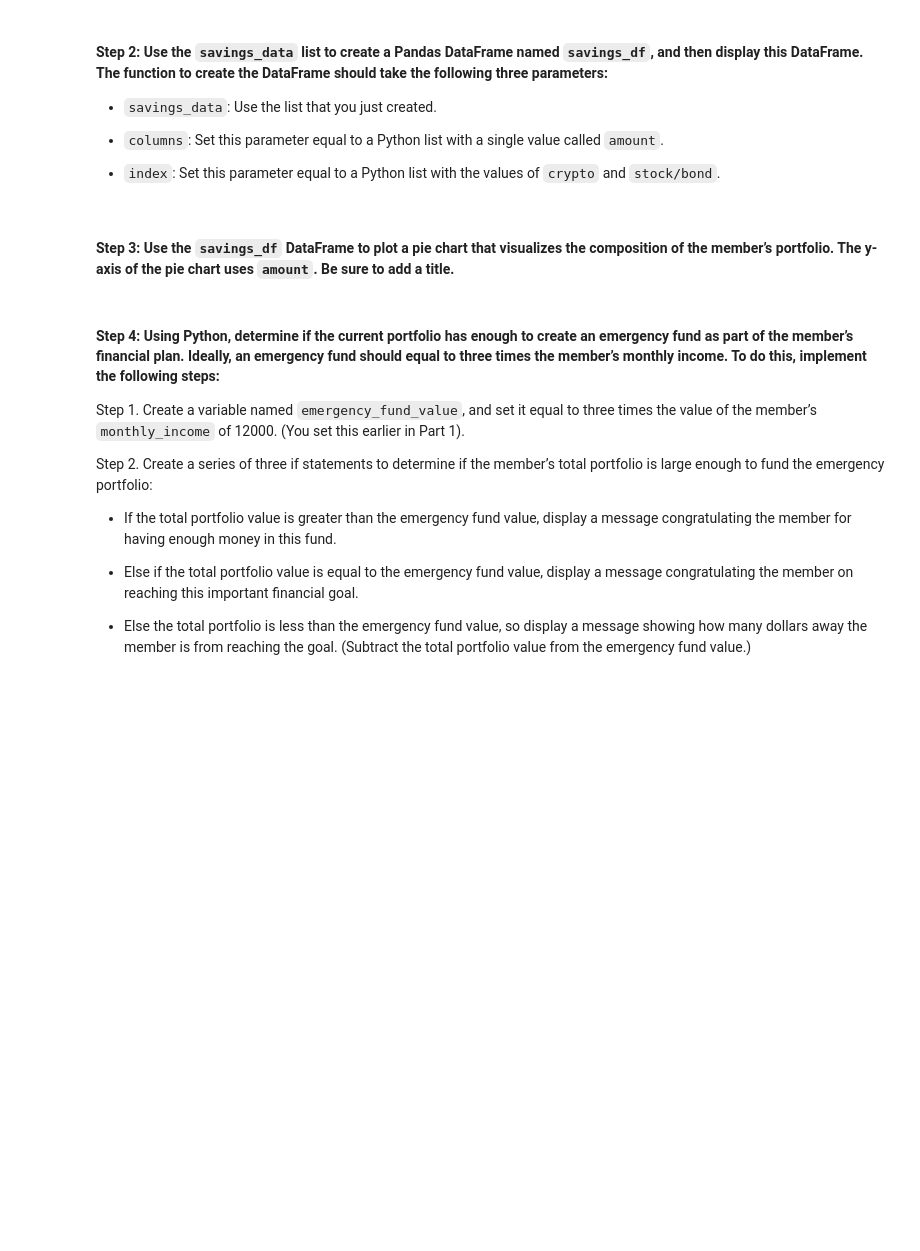
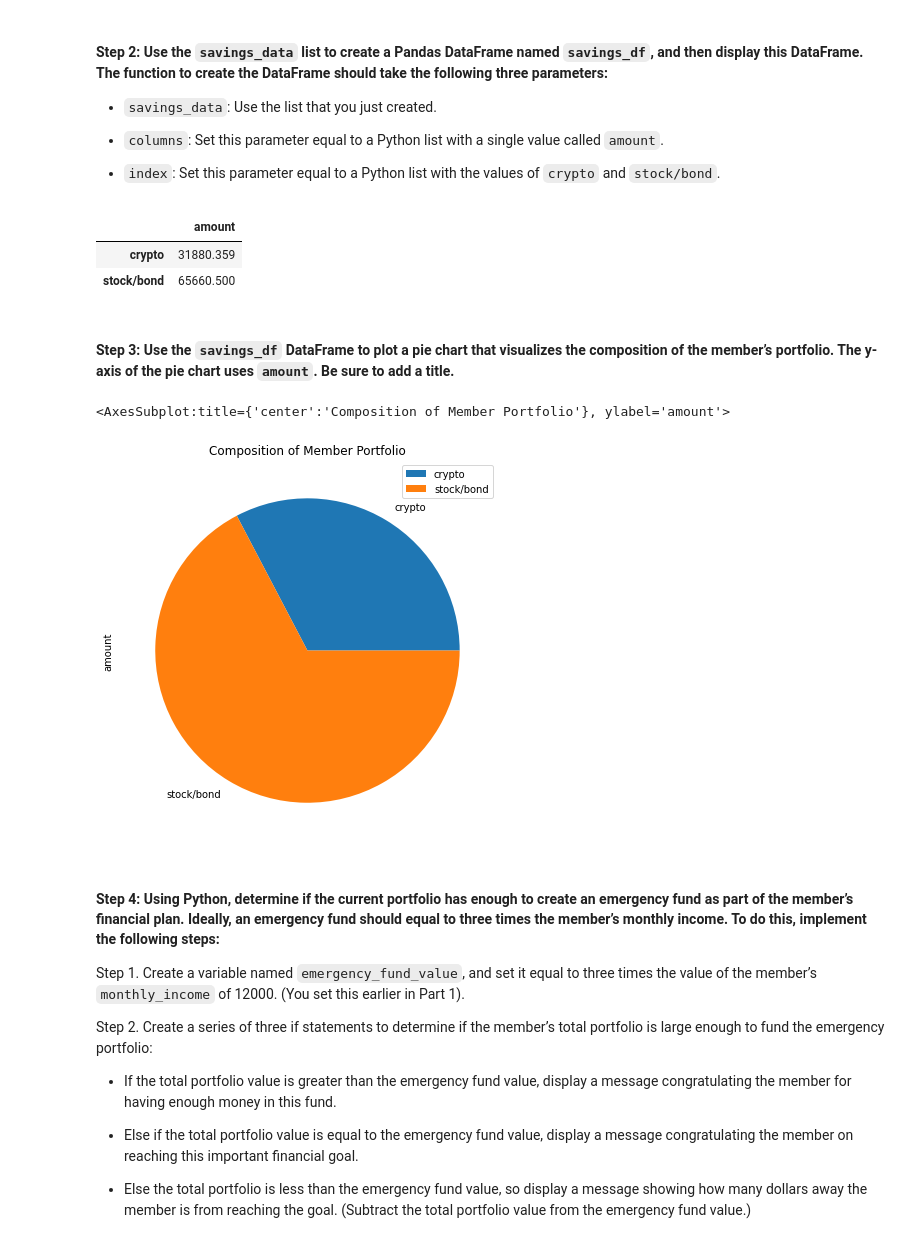
Before and after one commit to stipptracie/M5_Challenge, a Jupyter notebook: financial_planning_tools.ipynb, the cells around one changed output. Saved outputs shown, nothing was run; the diff lists cells and outputs as text; code cells hidden in the pictures; blank space fills up the shorter version.

```diff
--- a/financial_planning_tools.ipynb
+++ b/financial_planning_tools.ipynb
@@ -336,6 +336,8 @@ In this section, you’ll use the valuations for the cryptocurrency wallet and f
 # %%
 # Consolidate financial assets data into a Python list
 # YOUR CODE HERE
+savings_data = [total_crypto_wallet, total_stocks_bonds]
 
 # Review the Python list savings_data
 # YOUR CODE HERE
+savings_data
@@ -350,14 +354,24 @@ In this section, you’ll use the valuations for the cryptocurrency wallet and f
 # %%
 # Create a Pandas DataFrame called savings_df
 # YOUR CODE HERE
+savings_df = pd.DataFrame(data=savings_data, index=["crypto", "stock/bond"], columns=["amount"])
 
 # Display the savings_df DataFrame
 # YOUR CODE HERE
+savings_df
+# %% [output]
+|  | amount |
+| crypto | 31880.359 |
+| stock/bond | 65660.500 |
 # %% [markdown]
 #### Step 3: Use the `savings_df` DataFrame to plot a pie chart that visualizes the composition of the member’s portfolio. The y-axis of the pie chart uses `amount`. Be sure to add a title.
 # %%
 # Plot the total value of the member's portfolio (crypto and stock/bond) in a pie chart
 # YOUR CODE HERE
+savings_df.plot.pie(figsize=(10,7), y="amount", title="Composition of Member Portfolio")
+# %% [output]
+<AxesSubplot:title={'center':'Composition of Member Portfolio'}, ylabel='amount'>
+[figure, added]
 # %% [markdown]
 #### Step 4: Using Python, determine if the current portfolio has enough to create an emergency fund as part of the member’s financial plan. Ideally, an emergency fund should equal to three times the member’s monthly income. To do this, implement the following steps:
 
```
Also changed, not shown: parts of 41 cells of this notebook.
